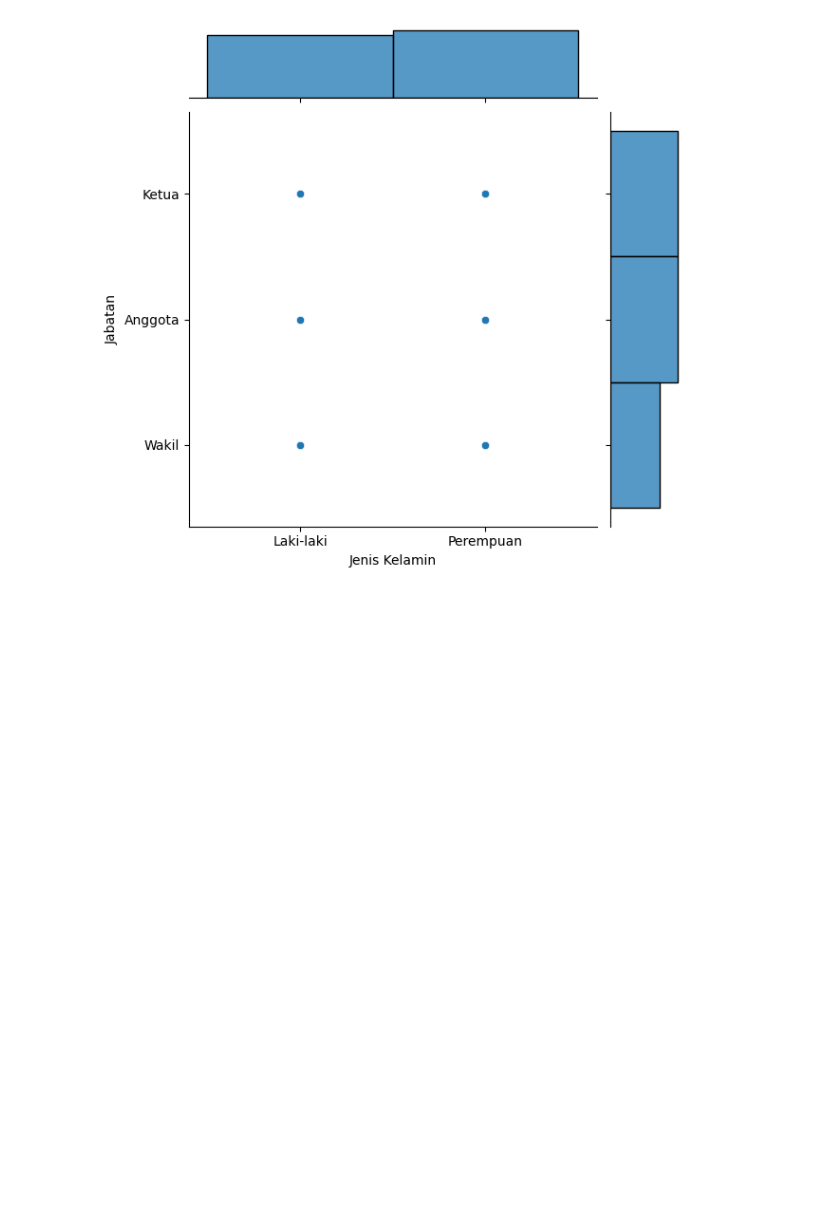
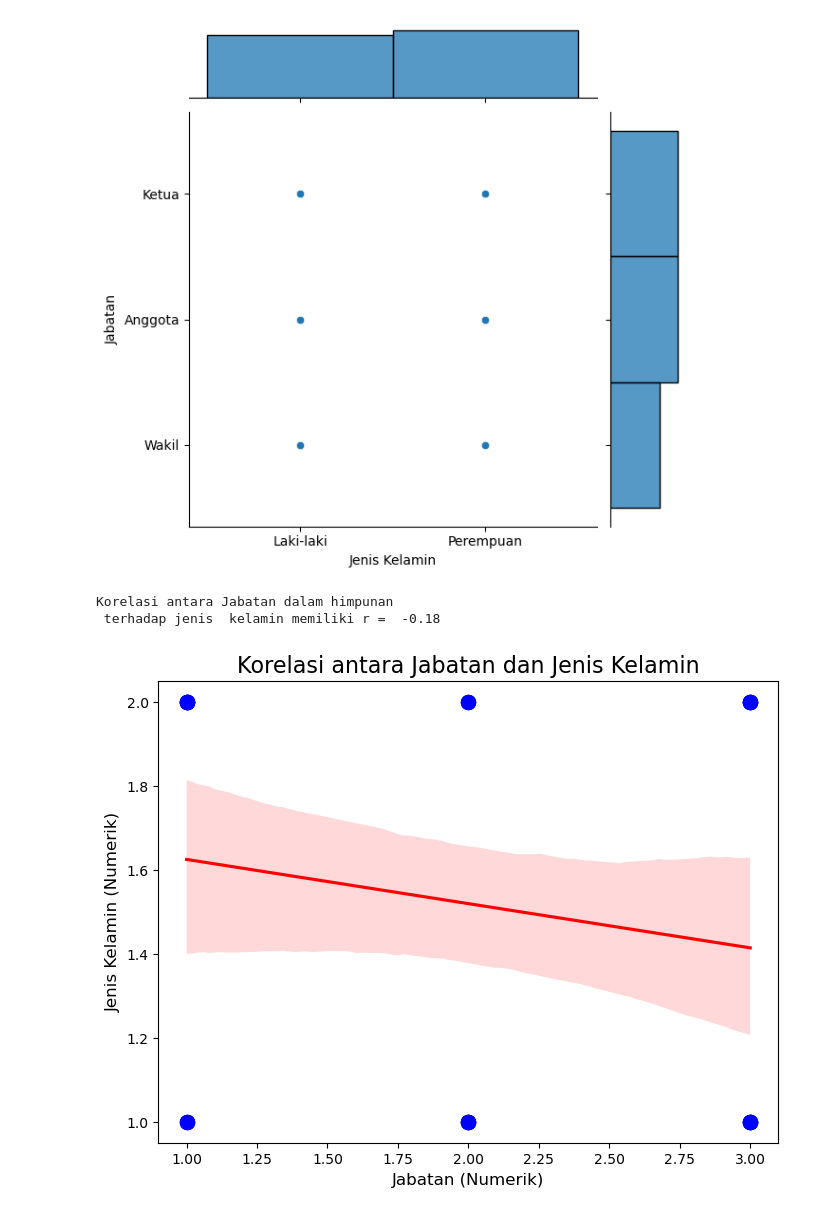
Before and after one commit to ezra1702/road-to-data-science, a Jupyter notebook: third-step.ipynb, the cells around one changed output. Saved outputs shown, nothing was run; the diff lists cells and outputs as text; code cells hidden in the pictures; blank space fills up the shorter version.

```diff
--- a/third-step.ipynb
+++ b/third-step.ipynb
@@ -407,2 +405,26 @@ sns.jointplot(x="Jenis Kelamin", y="Jabatan", data=data);
 # %% [output]
 [figure]
+# %%
+#Mencari Korelasi Antara Jabatan (Ketua, Wakil, Anggota) dengan Jenis Kelamin
+import scipy.stats as stat
+jabatan = {"Ketua":3, "Wakil":2, "Anggota" : 1}
+jk = {"Laki-laki":1, "Perempuan":2}
+
+data["jabatan-numerik"] = data["Jabatan"].map(jabatan)
+data["jk-numerik"] = data["Jenis Kelamin"].map(jk)
+
+korelasi = data["jabatan-numerik"].corr(data["jk-numerik"])
+# Membuat grafik scatter plot dengan garis regresi
+plt.figure(figsize=(8, 6))
+sns.regplot(x="jabatan-numerik", y="jk-numerik", data=data, scatter_kws={"s": 100, "color": "blue"}, line_kws={"color": "red"})
+
+# Menambahkan label dan judul
+plt.title("Korelasi antara Jabatan dan Jenis Kelamin", fontsize=16)
+plt.xlabel("Jabatan (Numerik)", fontsize=12)
+plt.ylabel("Jenis Kelamin (Numerik)", fontsize=12)
+
+print(f"Korelasi antara Jabatan dalam himpunan\n terhadap jenis  kelamin memiliki r =  {korelasi:.2f}")
+# %% [output]
+Korelasi antara Jabatan dalam himpunan
+ terhadap jenis  kelamin memiliki r =  -0.18
+[figure, added]
```
Also changed, not shown: parts of 1 cell of this notebook, 12 other files.
